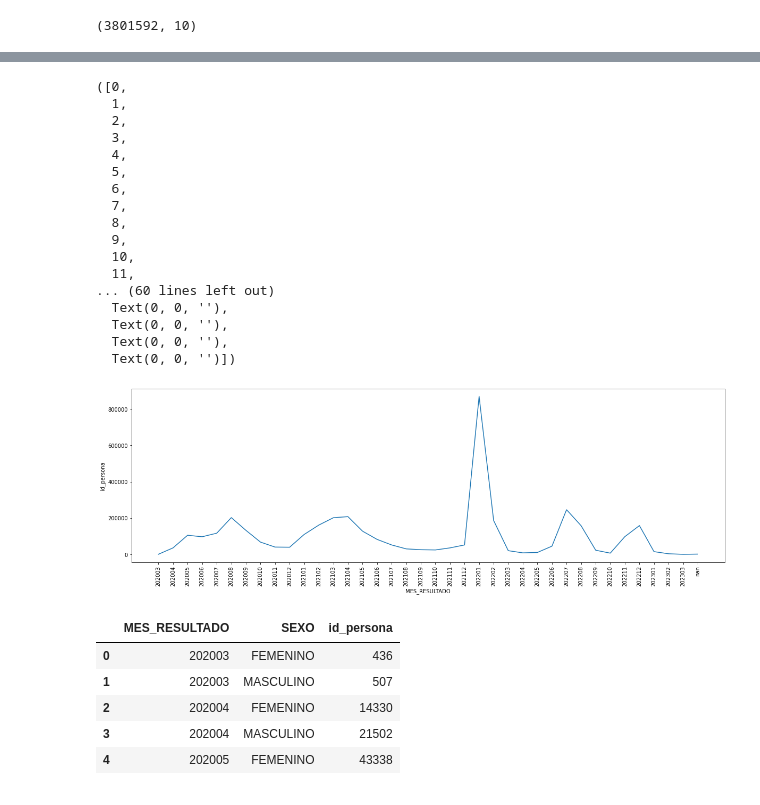
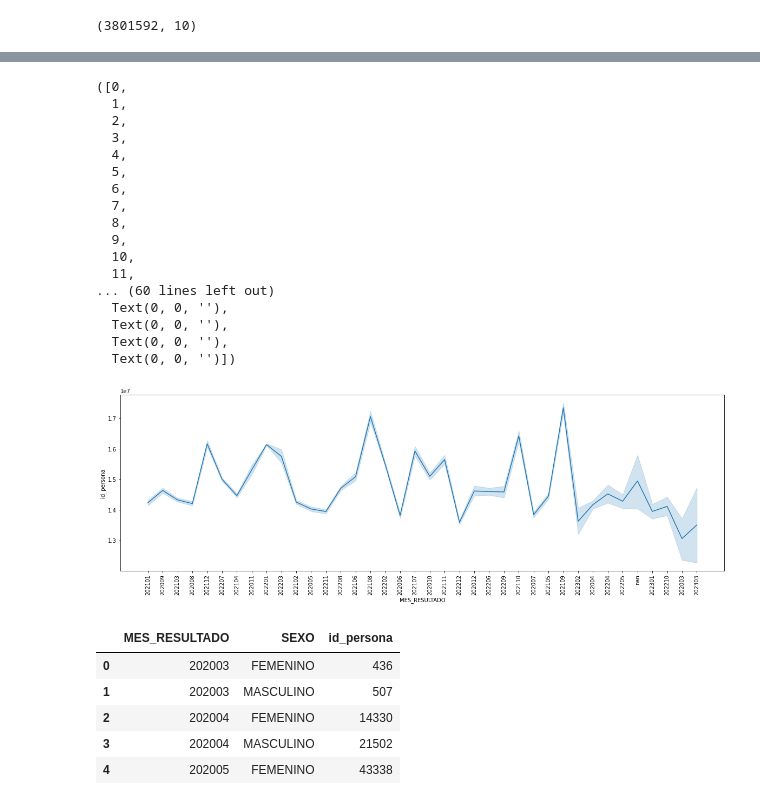
Before and after one commit to 3p3r4lt4/3p3r4lt4, a Jupyter notebook: Examen/examen_final_python_intermedio.ipynb, the cells around one changed output, grey strips where cells are left out. Drawn from its saved outputs; the diff is of its cells as text; code cells hidden in the pictures.

```diff
--- a/Examen/examen_final_python_intermedio.ipynb
+++ b/Examen/examen_final_python_intermedio.ipynb
@@ -244,7 +244,14 @@ pddf.head()
 | 3 | 20230303 | LIMA | LIMA | LIMA | PR | 23.0 | MASCULINO | 20210121.0 | 150101.0 | ... |
 | 4 | 20230303 | JUNIN | HUANCAYO | EL TAMBO | PCR | 23.0 | FEMENINO | 20210602.0 | 120114.0 | ... |
 # %%
+Dep='LIMA'
 df= pddf.groupby("MES_RESULTADO")[["id_persona"]].aggregate(['count']).reset_index()
 df.columns=df.columns.droplevel(-1)
-df.head()
+##df.query("DEPARTAMENTO==@Dep")
+##df2=df[(pddf.DEPARTAMENTO=='LIMA')]
+df2=pddf['DEPARTAMENTO']=='LIMA'
+##df3=pddf['FECHA_RESULTADO']=='202210'
+#df2.sort_values(by = 'id_persona', ascending = True, inplace = True)
+filter=pddf[df2]
+filter.head(50)
 # %% [output]
@@ -257,27 +279,27 @@ df.head()
 # %%
 import seaborn as sns
 plt.rcParams["figure.figsize"] = (20, 6)
-sns.lineplot(x="MES_RESULTADO", y="id_persona", data=df)
+sns.lineplot(x="MES_RESULTADO", y="id_persona", data=filter)
 plt.xticks(rotation=90)
 # %% [output]
 ([0,
   1,
   2,
   3,
   4,
   5,
   6,
   7,
   8,
   9,
   10,
   11,
 ... (60 lines left out)
   Text(0, 0, ''),
   Text(0, 0, ''),
   Text(0, 0, ''),
   Text(0, 0, '')])
-[figure, old version]
+[figure, new version]
 # %%
 df = pddf.groupby(["MES_RESULTADO", "SEXO"])[["id_persona"]].aggregate(['count']).reset_index()
 df.columns = df.columns.droplevel(-1)
```
Also changed, not shown: parts of 2 cells of this notebook.
